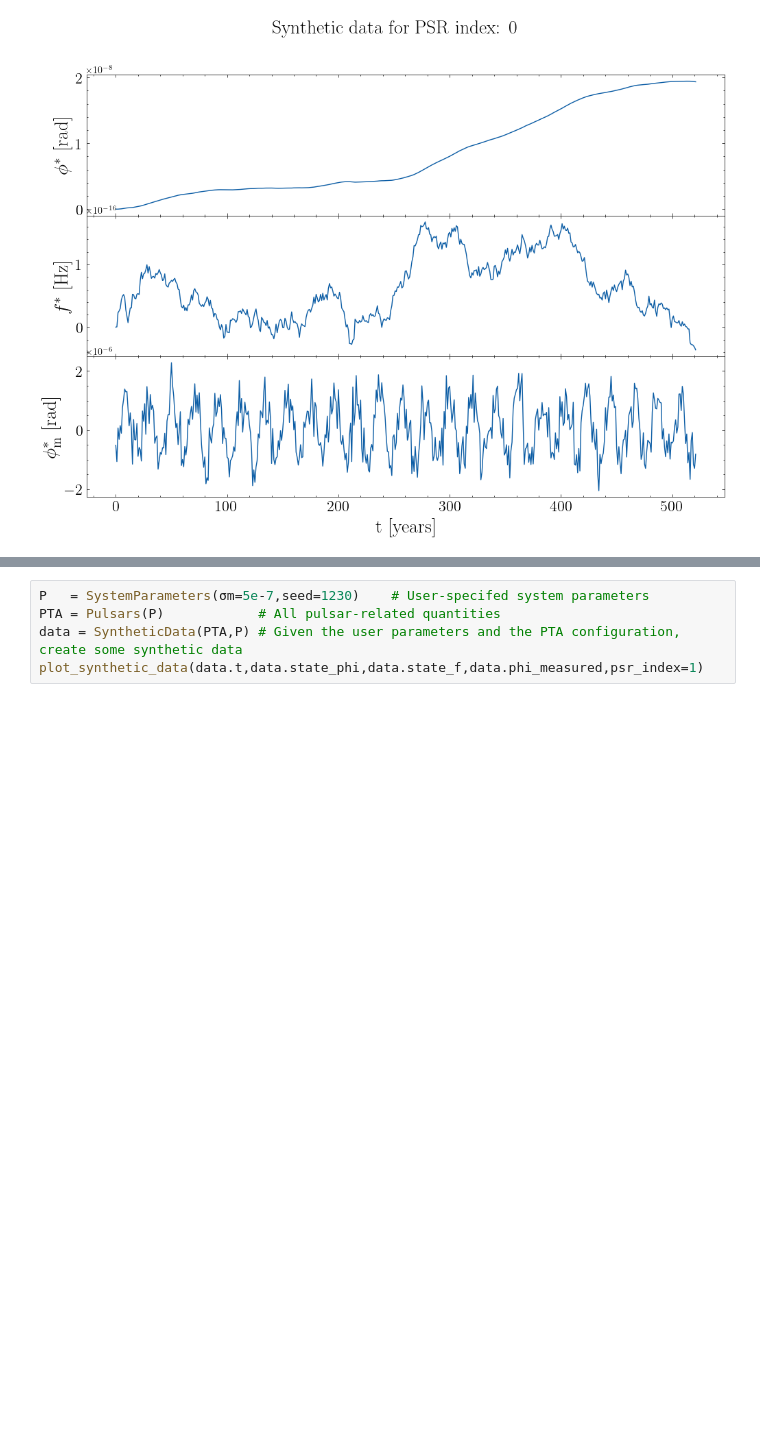
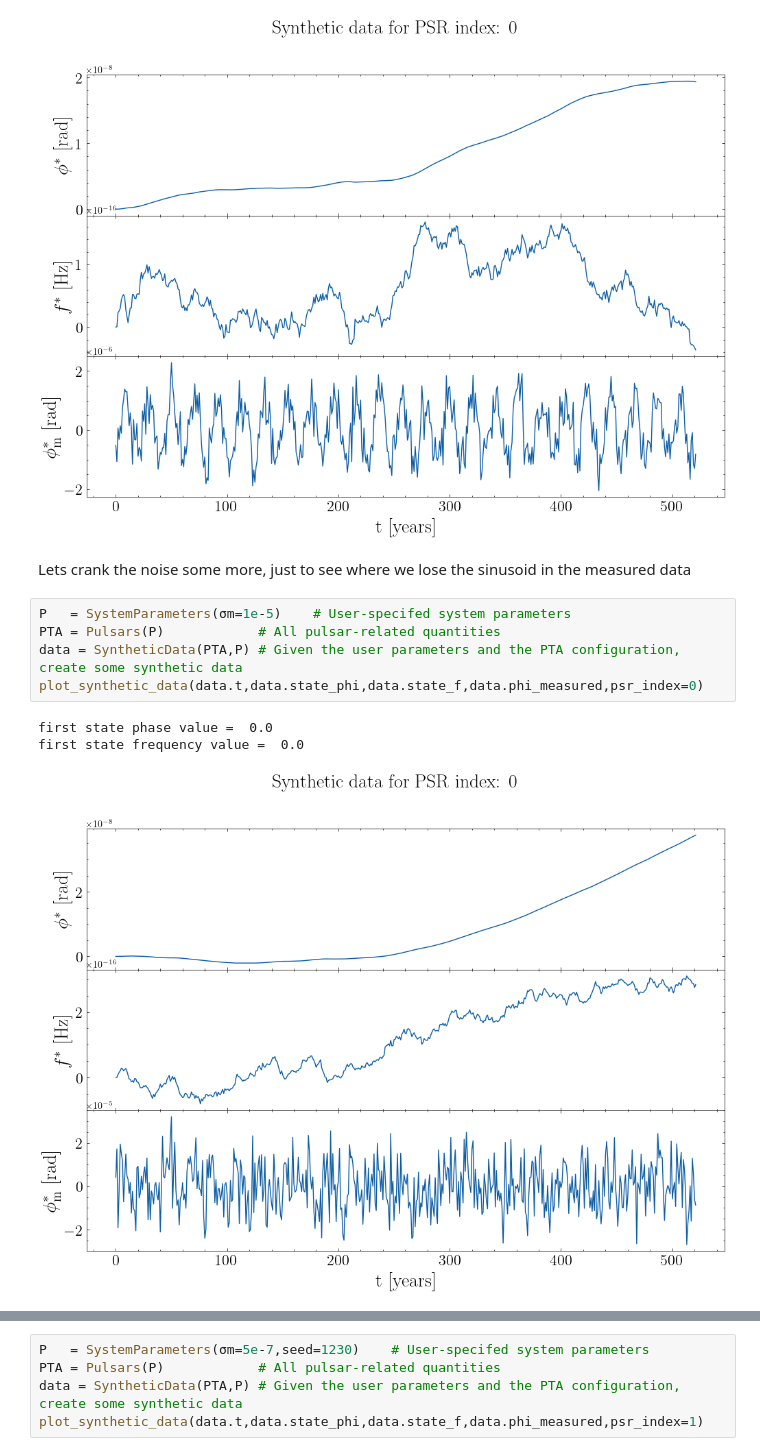
Before and after one commit to tomkimpson/KalmanPhasePTA, a Jupyter notebook: notebooks/check_KF_results_look_reasonable.ipynb, the cells around one changed output, grey strips where cells are left out. Cells and saved outputs as stored; diff of their text form; blank space fills up the shorter version.

```diff
--- a/notebooks/check_KF_results_look_reasonable.ipynb
+++ b/notebooks/check_KF_results_look_reasonable.ipynb
@@ -46,4 +46,15 @@ plot_synthetic_data(data.t,data.state_phi,data.state_f,data.phi_measured,psr_ind
 first state phase value =  0.0
 first state frequency value =  0.0
 [figure]
+# %% [markdown]
+Lets crank the noise some more, just to see where we lose the sinusoid in the measured data
+# %%
+P   = SystemParameters(σm=1e-5)    # User-specifed system parameters
+PTA = Pulsars(P)            # All pulsar-related quantities
+data = SyntheticData(PTA,P) # Given the user parameters and the PTA configuration, create some synthetic data
+plot_synthetic_data(data.t,data.state_phi,data.state_f,data.phi_measured,psr_index=0)
+# %% [output]
+first state phase value =  0.0
+first state frequency value =  0.0
+[figure, added]
 # %% [markdown]
```
Also changed, not shown: parts of 2 cells of this notebook.
